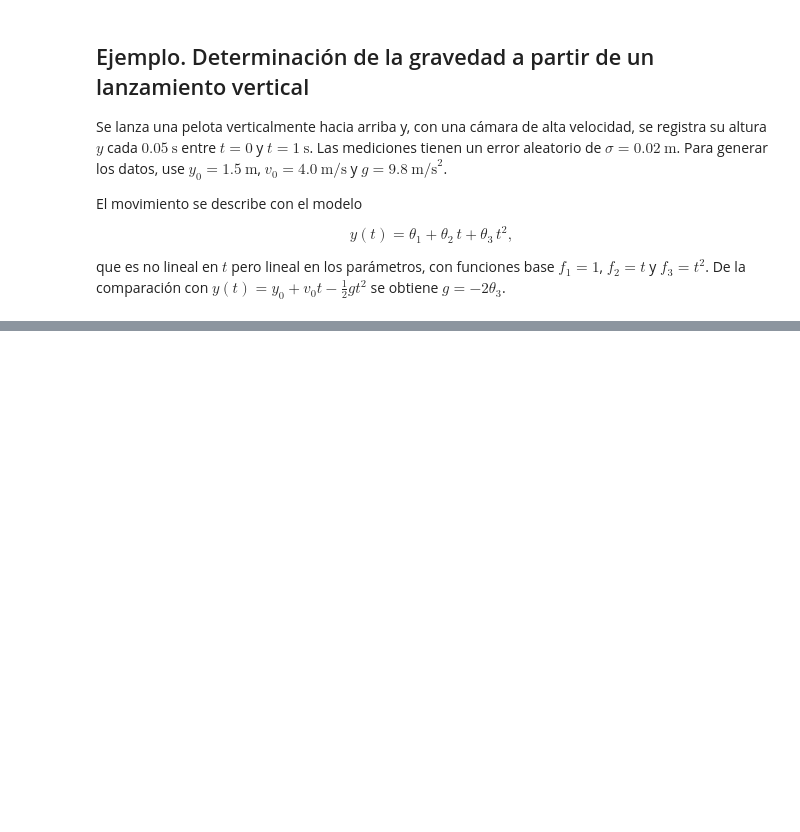
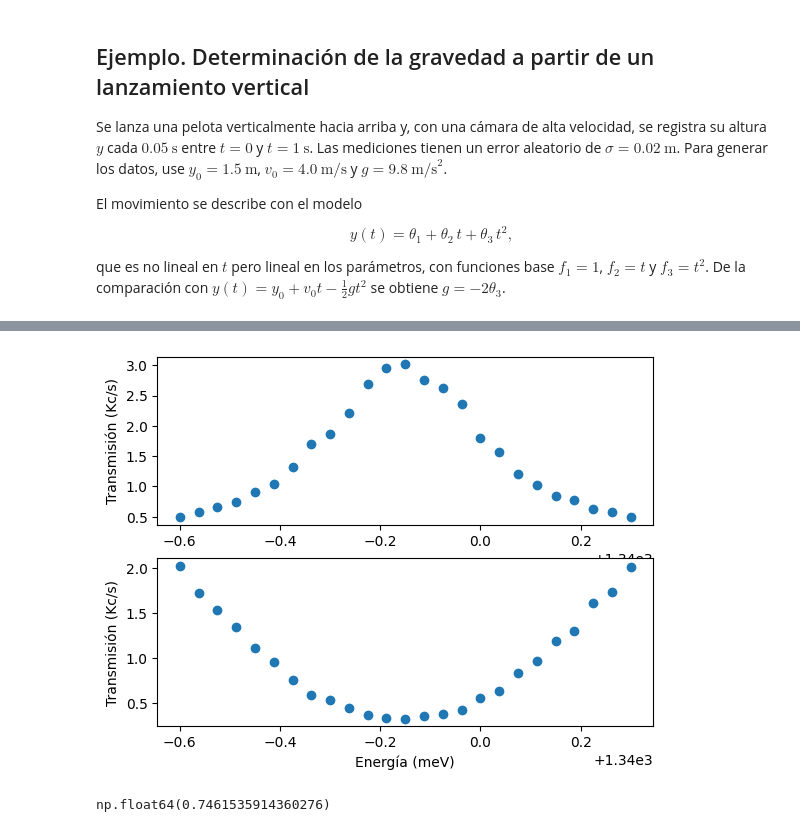
Before and after one commit to alfagalileo/Metodos_Computacionales_1, a Jupyter notebook: _Clase8.ipynb, the cells around one changed output, grey strips where cells are left out. Cells and saved outputs as stored; diff of their text form; code cells hidden in the pictures; blank space fills up the shorter version.

```diff
--- a/_Clase8.ipynb
+++ b/_Clase8.ipynb
@@ -208,3 +272,14 @@ T = np.array([0.495, 0.580, 0.655, 0.745, 0.902, 1.047, 1.328,
               1.704, 1.873, 2.208, 2.695, 2.950, 3.016, 2.763,
               2.626, 2.358, 1.791, 1.560, 1.198, 1.031, 0.838,
               0.771, 0.622, 0.579, 0.499])
+# %%
+fig,ax = plt.subplots(2,1)
+ax[0].scatter(E,T)
+ax[1].scatter(E,1/T)
+
+ax[1].set_xlabel("Energía (meV)")
+ax[0].set_ylabel("Transmisión (Kc/s)")
+ax[1].set_ylabel("Transmisión (Kc/s)")
+plt.show()
+# %% [output]
+[figure, added]
@@ -210,0 +294,4 @@ T = np.array([0.495, 0.580, 0.655, 0.745, 0.902, 1.047, 1.328,
+# %%
+radio_espectral_jacobi(M)
+# %% [output]
+np.float64(0.7461535914360276)
```
Also changed, not shown: parts of 15 cells of this notebook.
